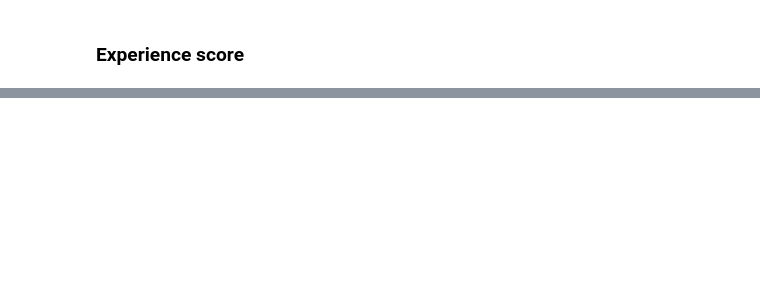
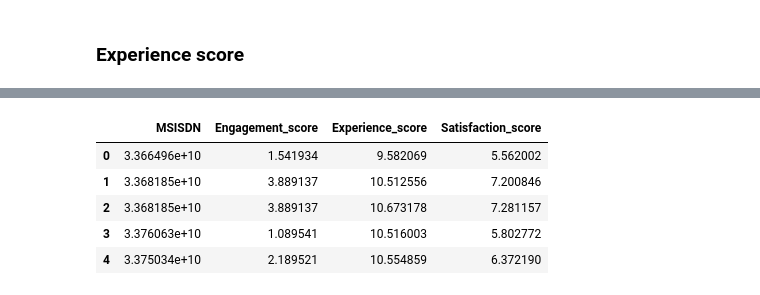
Before and after one commit to Ethel-Star/W2.Situation_Overview-, a Jupyter notebook: notebooks/User_Satisfaction_Analysis.ipynb, the cells around one changed output, grey strips where cells are left out. Cells and saved outputs as stored; diff of their text form; code cells hidden in the pictures; blank space fills up the shorter version.

```diff
--- a/notebooks/User_Satisfaction_Analysis.ipynb
+++ b/notebooks/User_Satisfaction_Analysis.ipynb
@@ -142,0 +194,11 @@ Experience scores calculated.
+# %%
+# Select only the necessary columns
+Merged_Re_df = merged_df[['MSISDN', 'Engagement_score', 'Experience_score', 'Satisfaction_score']]
+Merged_Re_df.head()
+# %% [output]
+|  | MSISDN | Engagement_score | Experience_score | Satisfaction_score |
+| 0 | 3.366496e+10 | 1.541934 | 9.582069 | 5.562002 |
+| 1 | 3.368185e+10 | 3.889137 | 10.512556 | 7.200846 |
+| 2 | 3.368185e+10 | 3.889137 | 10.673178 | 7.281157 |
+| 3 | 3.376063e+10 | 1.089541 | 10.516003 | 5.802772 |
+| 4 | 3.375034e+10 | 2.189521 | 10.554859 | 6.372190 |
```
Also changed, not shown: parts of 11 cells of this notebook.
